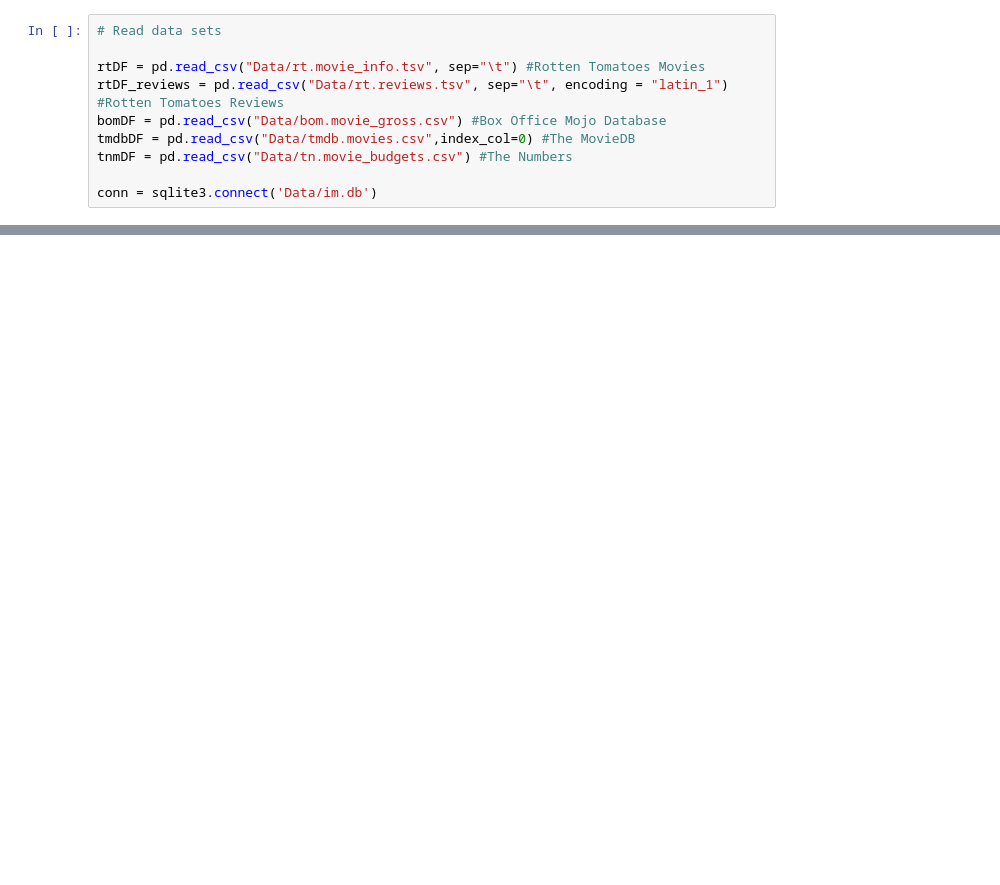
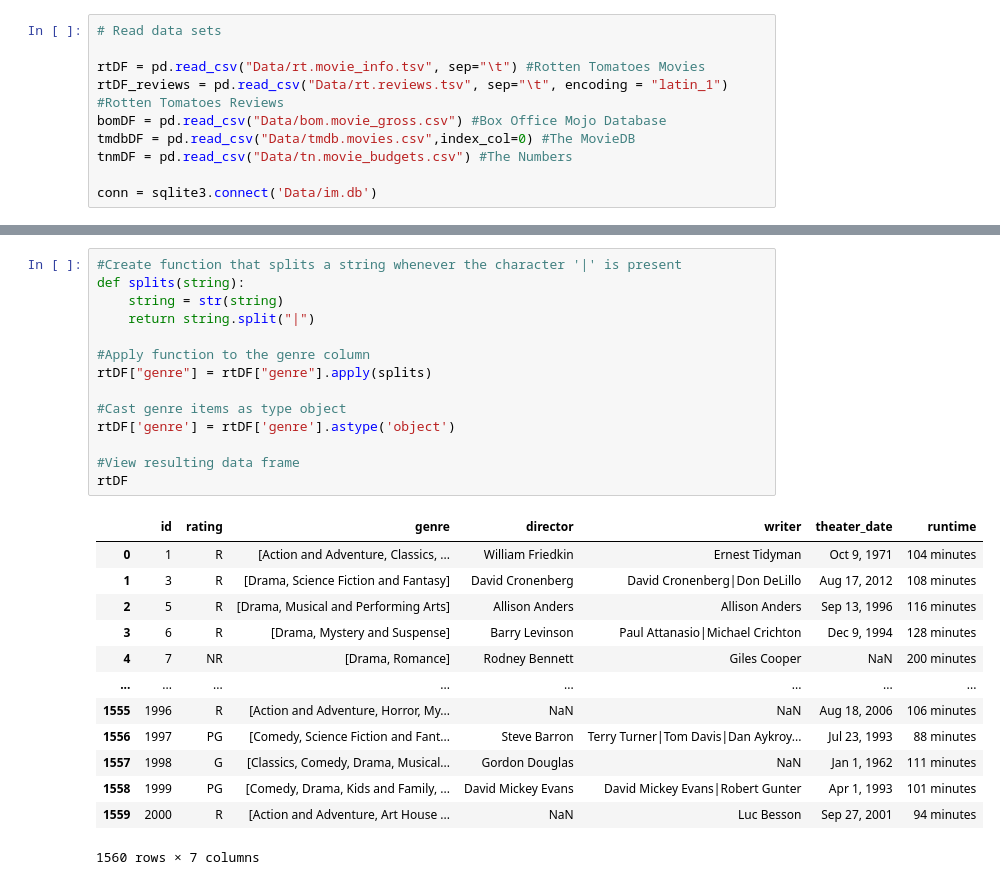
Before and after one commit to Brandon-Meyer0/git-dat-money, a Jupyter notebook: Capstone Group 1A.ipynb, the cells around one changed output, grey strips where cells are left out. Cells and saved outputs as stored; diff of their text form; blank space fills up the shorter version.

```diff
--- a/Capstone Group 1A.ipynb
+++ b/Capstone Group 1A.ipynb
@@ -381,0 +218,28 @@ memory usage: 271.2+ KB
+# %%
+#Create function that splits a string whenever the character '|' is present
+def splits(string):
+    string = str(string)
+    return string.split("|")
+
+#Apply function to the genre column
+rtDF["genre"] = rtDF["genre"].apply(splits)
+
+#Cast genre items as type object
+rtDF['genre'] = rtDF['genre'].astype('object')
+
+#View resulting data frame
+rtDF
+# %% [output]
+|  | id | rating | genre | director | writer | theater_date | runtime |
+| 0 | 1 | R | [Action and Adventure, Classics, ... | William Friedkin | Ernest Tidyman | Oct 9, 1971 | 104 minutes |
+| 1 | 3 | R | [Drama, Science Fiction and Fantasy] | David Cronenberg | David Cronenberg|Don DeLillo | Aug 17, 2012 | 108 minutes |
+| 2 | 5 | R | [Drama, Musical and Performing Arts] | Allison Anders | Allison Anders | Sep 13, 1996 | 116 minutes |
+| 3 | 6 | R | [Drama, Mystery and Suspense] | Barry Levinson | Paul Attanasio|Michael Crichton | Dec 9, 1994 | 128 minutes |
+| 4 | 7 | NR | [Drama, Romance] | Rodney Bennett | Giles Cooper | NaN | 200 minutes |
+| ... | ... | ... | ... | ... | ... | ... | ... |
+| 1555 | 1996 | R | [Action and Adventure, Horror, My... | NaN | NaN | Aug 18, 2006 | 106 minutes |
+| 1556 | 1997 | PG | [Comedy, Science Fiction and Fant... | Steve Barron | Terry Turner|Tom Davis|Dan Aykroy... | Jul 23, 1993 | 88 minutes |
+| 1557 | 1998 | G | [Classics, Comedy, Drama, Musical... | Gordon Douglas | NaN | Jan 1, 1962 | 111 minutes |
+| 1558 | 1999 | PG | [Comedy, Drama, Kids and Family, ... | David Mickey Evans | David Mickey Evans|Robert Gunter | Apr 1, 1993 | 101 minutes |
+| 1559 | 2000 | R | [Action and Adventure, Art House ... | NaN | Luc Besson | Sep 27, 2001 | 94 minutes |
+1560 rows × 7 columns
```
Also changed, not shown: parts of 89 cells of this notebook, 4 other files.
